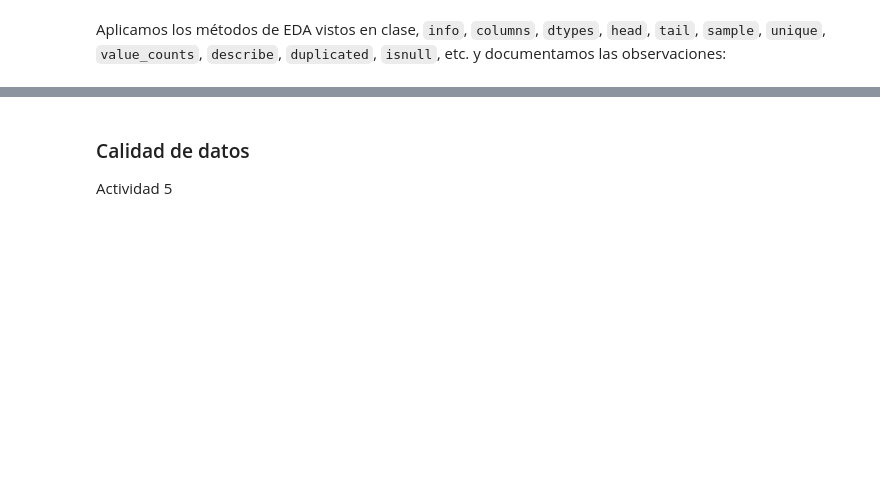
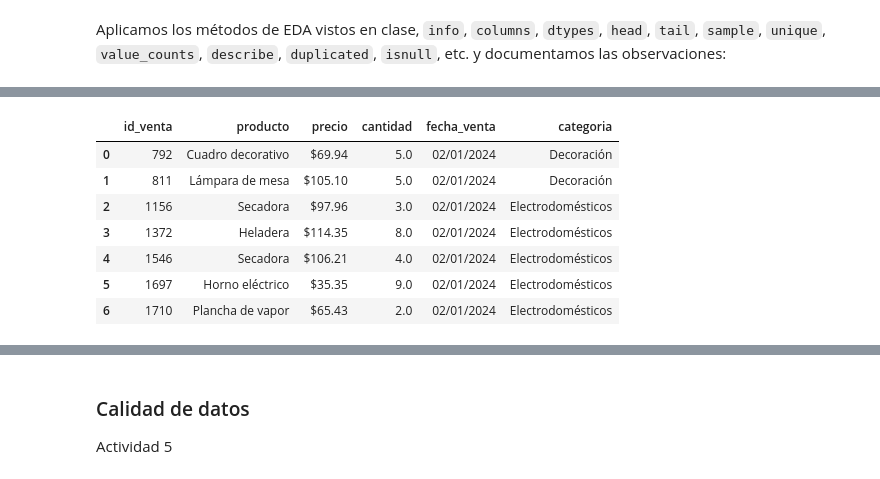
Before and after one commit to FerJGit/TT-2C2025-Data-Analitycs-Notebooks, a Jupyter notebook: PreEntrega/Mis_Archivos/Pre-entrega.ipynb, the cells around one changed output, grey strips where cells are left out. Cells and saved outputs as stored; diff of their text form; code cells hidden in the pictures; blank space fills up the shorter version.

```diff
--- a/PreEntrega/Mis_Archivos/Pre-entrega.ipynb
+++ b/PreEntrega/Mis_Archivos/Pre-entrega.ipynb
@@ -37,6 +37,6 @@ Actividad 1
 # %%
 import pandas as pd
 # %%
-# Import dataset ventas
-df_ventas = pd.read_csv("https://raw.githubusercontent.com/jrigottiedu/TT-2C2025-Data-Analitycs-Notebooks/refs/heads/main/PreEntrega/Datasets/ventas.csv")
+# Importo el dataset ventas desde mi github
+df_ventas = pd.read_csv("https://raw.githubusercontent.com/FerJGit/TT-2C2025-Data-Analitycs-Notebooks/refs/heads/main/PreEntrega/Datasets/ventas.csv")
 # %%
@@ -60,7 +123,16 @@ df_ventas.info()
 # %%
 # Visualizamos los primeros registros con head()
 # también podemos usar tail() para visualizar los últimos
-df_ventas.head()
+df_ventas.head(7)
+# %% [output]
+|  | id_venta | producto | precio | cantidad | fecha_venta | categoria |
+| 0 | 792 | Cuadro decorativo | $69.94 | 5.0 | 02/01/2024 | Decoración |
+| 1 | 811 | Lámpara de mesa | $105.10 | 5.0 | 02/01/2024 | Decoración |
+| 2 | 1156 | Secadora | $97.96 | 3.0 | 02/01/2024 | Electrodomésticos |
+| 3 | 1372 | Heladera | $114.35 | 8.0 | 02/01/2024 | Electrodomésticos |
+| 4 | 1546 | Secadora | $106.21 | 4.0 | 02/01/2024 | Electrodomésticos |
+| 5 | 1697 | Horno eléctrico | $35.35 | 9.0 | 02/01/2024 | Electrodomésticos |
+| 6 | 1710 | Plancha de vapor | $65.43 | 2.0 | 02/01/2024 | Electrodomésticos |
 # %%
 # Usar sample() para tomar registros al azar
 df_ventas.sample(5)
```
Also changed, not shown: parts of 38 cells of this notebook.
